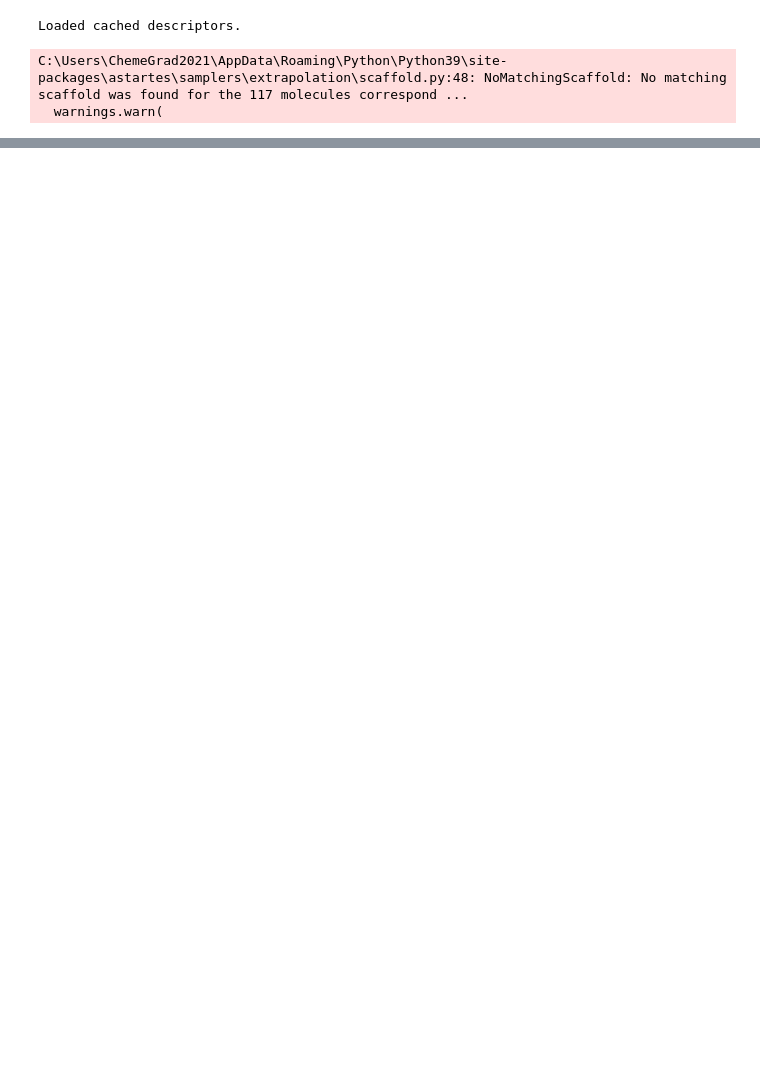
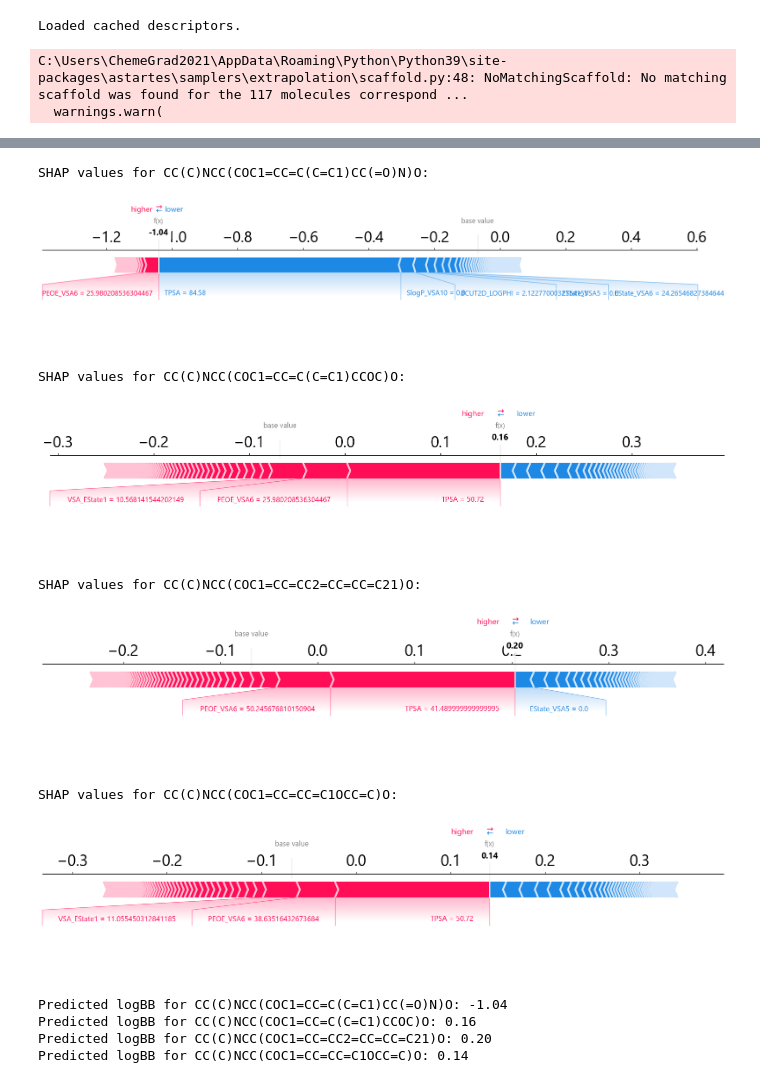
Before and after one commit to srijitseal/vsa_explainer, a Jupyter notebook: SHAP.ipynb, the cells around one changed output, grey strips where cells are left out. Saved outputs shown, nothing was run; the diff lists cells and outputs as text; code cells hidden in the pictures; blank space fills up the shorter version.

```diff
--- a/SHAP.ipynb
+++ b/SHAP.ipynb
@@ -126,0 +177,25 @@ NameError: name 'visualize_vsa_contributions' is not defined
+# %%
+proponaol = 'CC(C)NCC(COC1=CC=CC2=CC=CC=C21)O'
+atenolol = 'CC(C)NCC(COC1=CC=C(C=C1)CC(=O)N)O'
+metoprolol = 'CC(C)NCC(COC1=CC=C(C=C1)CCOC)O'
+oxprenolol = 'CC(C)NCC(COC1=CC=CC=C1OCC=C)O'
+mols = [Chem.MolFromSmiles(atenolol),Chem.MolFromSmiles(metoprolol),
+          Chem.MolFromSmiles(proponaol), Chem.MolFromSmiles(oxprenolol)]
+names = ['atenolol', 'metoprolol', 'proponaol', 'oxprenolol']
+mcs_result = rdFMCS.FindMCS(mols)
+mcs_smarts = mcs_result.smartsString
+mcs_mol = Chem.MolFromSmarts(mcs_smarts)
+# %%
+#save image of each API
+mol =  Chem.MolFromSmiles(oxprenolol)
+drawer = rdMolDraw2D.MolDraw2DSVG(500, 500)
+drawer.drawOptions().addAtomIndices = True
+rdMolDraw2D.PrepareAndDrawMolecule(
+    drawer, mol
+)
+drawer.FinishDrawing()
+svg_text = drawer.GetDrawingText()
+display(SVG(svg_text))
+save_path = 'manuscript/Figure_4/' + f'{names[3]}.svg'
+with open(save_path, "w") as f:
+    f.write(svg_text)
@@ -126,0 +283,35 @@ NameError: name 'visualize_vsa_contributions' is not defined
+# %%
+#Individual SHAP explanations to find per-molecule SHAP features
+beta_blocker_smiles = [atenolol, metoprolol, propranolol, oxprenolol]
+X_new = pd.DataFrame([compute_descriptors(Chem.MolFromSmiles(smi), X.columns) for smi in beta_blocker_smiles], columns=X.columns)
+X_new = X_new.replace([np.inf, -np.inf], np.nan).fillna(0)
+shap_values_new = explainer(X_new)
+
+# Force plot for a single molecule
+for i in range(len(beta_blocker_smiles)):
+    print(f"SHAP values for {beta_blocker_smiles[i]}:")
+    shap.plots.force(
+        explainer.expected_value,
+        shap_values_new.values[i],
+        X_new.iloc[i],
+        matplotlib=True
+    )
+# %% [output]
+SHAP values for CC(C)NCC(COC1=CC=C(C=C1)CC(=O)N)O:
+[figure, added]
+SHAP values for CC(C)NCC(COC1=CC=C(C=C1)CCOC)O:
+[figure, added]
+SHAP values for CC(C)NCC(COC1=CC=CC2=CC=CC=C21)O:
+[figure, added]
+SHAP values for CC(C)NCC(COC1=CC=CC=C1OCC=C)O:
+[figure, added]
+# %%
+#predicted BBB for beta blockers
+for i, smi in enumerate(beta_blocker_smiles):
+    pred = rf.predict(X_new.iloc[i].values.reshape(1, -1))
+    print(f"Predicted logBB for {smi}: {pred[0]:.2f}")
+# %% [output]
+Predicted logBB for CC(C)NCC(COC1=CC=C(C=C1)CC(=O)N)O: -1.04
+Predicted logBB for CC(C)NCC(COC1=CC=C(C=C1)CCOC)O: 0.16
+Predicted logBB for CC(C)NCC(COC1=CC=CC2=CC=CC=C21)O: 0.20
+Predicted logBB for CC(C)NCC(COC1=CC=CC=C1OCC=C)O: 0.14
```
Also changed, not shown: parts of 22 cells of this notebook, 3 other files.
